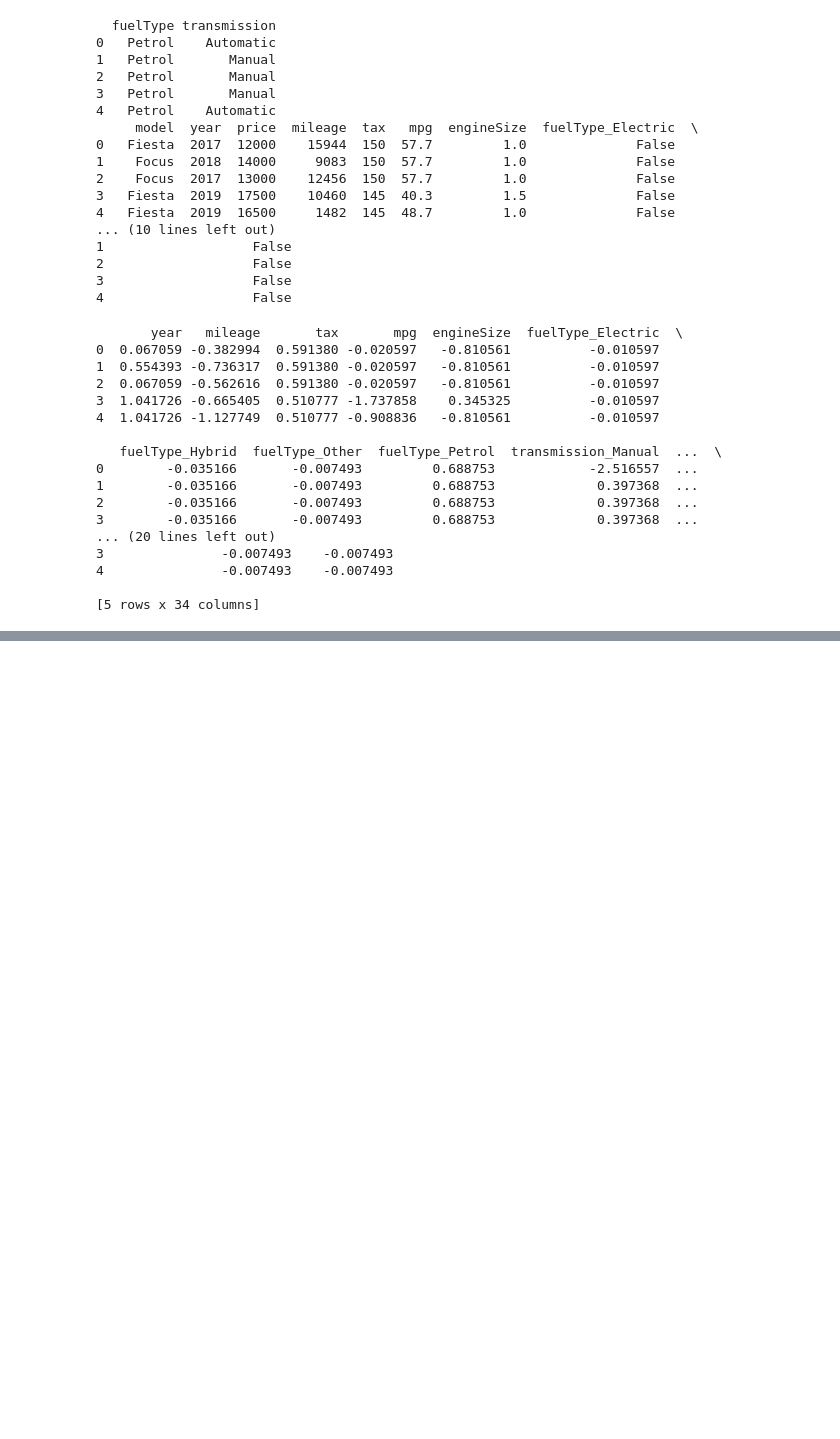
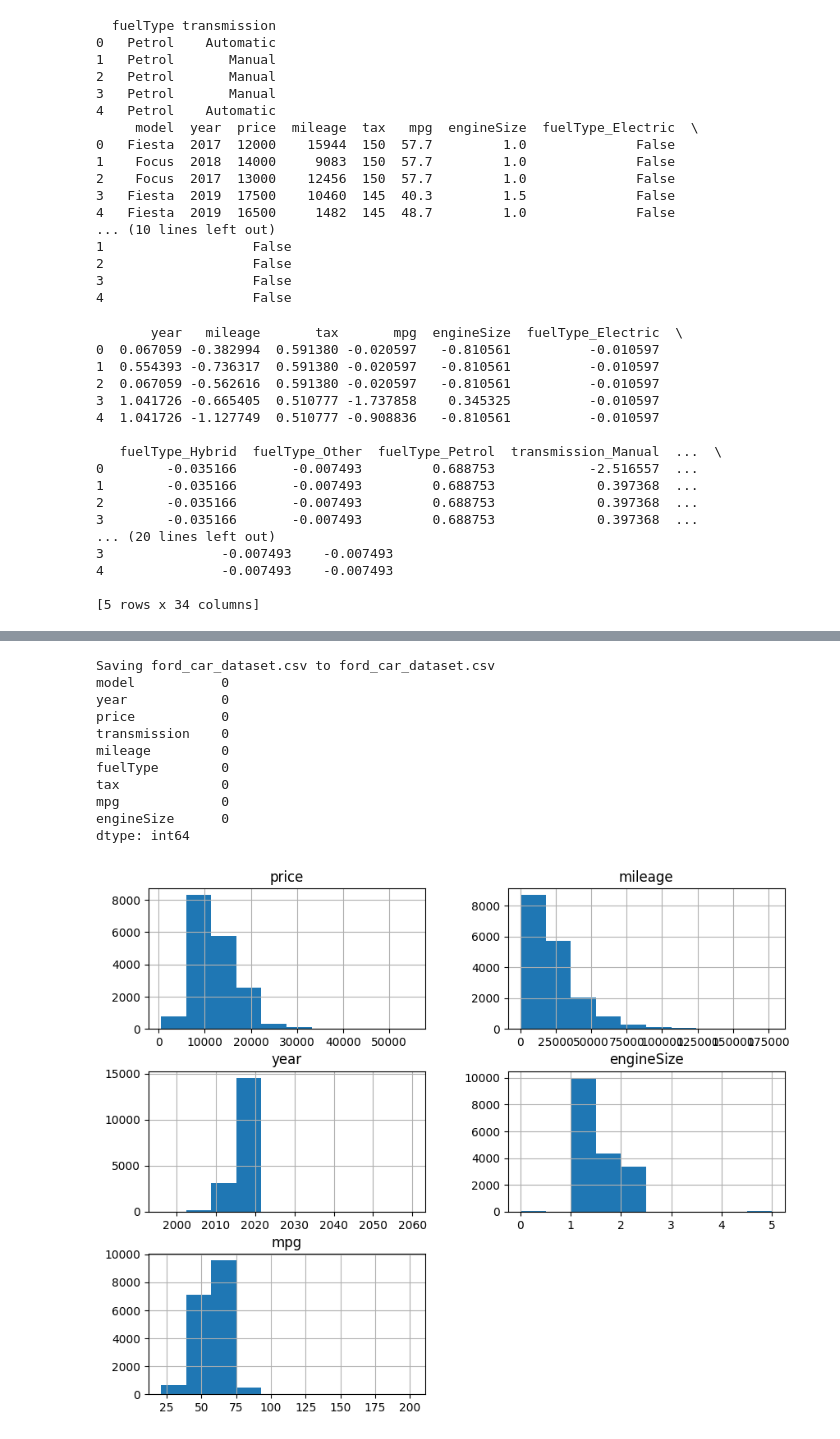
Before and after one commit to badhayearushi-alt/Python---Basic---Projects, a Jupyter notebook: 18.ipynb, the cells around one changed output, grey strips where cells are left out. Saved outputs shown, nothing was run; the diff lists cells and outputs as text; code cells hidden in the pictures; blank space fills up the shorter version.

```diff
--- a/18.ipynb
+++ b/18.ipynb
@@ -215,0 +193,58 @@ Scaled Data Shape: (17812, 34)
+# %%
+import pandas as pd
+import matplotlib.pyplot as plt
+import seaborn as sns
+from sklearn.preprocessing import StandardScaler
+from google.colab import files
+
+# Upload Dataset if not already present
+# This step ensures the file is available for processing in this cell.
+import os
+if not os.path.exists("ford_car_dataset.csv"):
+    uploaded = files.upload()
+
+# Load Dataset
+df = pd.read_csv("ford_car_dataset.csv")
+
+# Missing Values
+print(df.isnull().sum())
+
+# Remove Duplicates
+df = df.drop_duplicates()
+
+# Histogram
+df[["price","mileage","year","engineSize","mpg"]].hist(figsize=(10,8))
+plt.show()
+
+# Count Plot
+sns.countplot(x=df["fuelType"])
+plt.xticks(rotation=45)
+plt.show()
+
+# Heatmap
+plt.figure(figsize=(8,6))
+sns.heatmap(df.select_dtypes(include="number").corr(), annot=True, cmap="coolwarm")
+plt.show()
+
+# One-Hot Encoding (encode ALL categorical columns)
+df = pd.get_dummies(df, drop_first=True)
+
+# Input and Output Features
+X = df.drop("price", axis=1)
+y = df["price"]
+
+print("Input Features:")
+print(X.columns)
+
+print("Output Feature:")
+print(y.name)
+
+# Scaling
+scaler = StandardScaler()
+X_scaled = scaler.fit_transform(X)
+
+scaled_df = pd.DataFrame(X_scaled, columns=X.columns)
+
+print("\nScaled Data")
+print(scaled_df.head())
+# %% [output]
@@ -215,0 +252,12 @@ Scaled Data Shape: (17812, 34)
+Saving ford_car_dataset.csv to ford_car_dataset.csv
+model           0
+year            0
+price           0
+transmission    0
+mileage         0
+fuelType        0
+tax             0
+mpg             0
+engineSize      0
+dtype: int64
+[figure, added]
```
Also changed, not shown: parts of 2 cells of this notebook.
